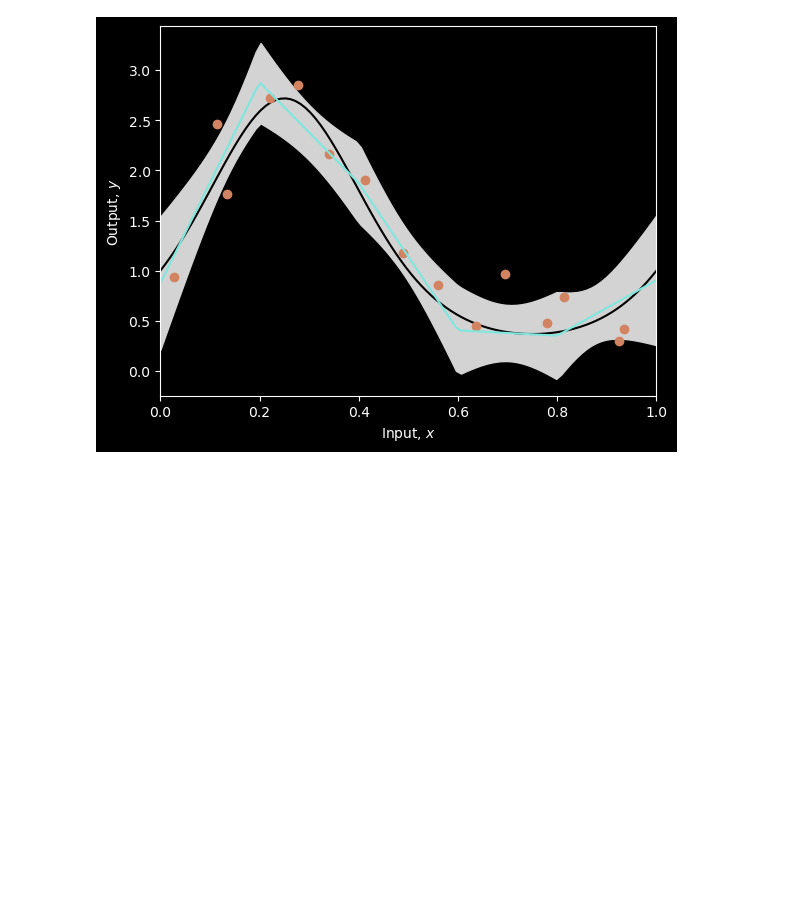
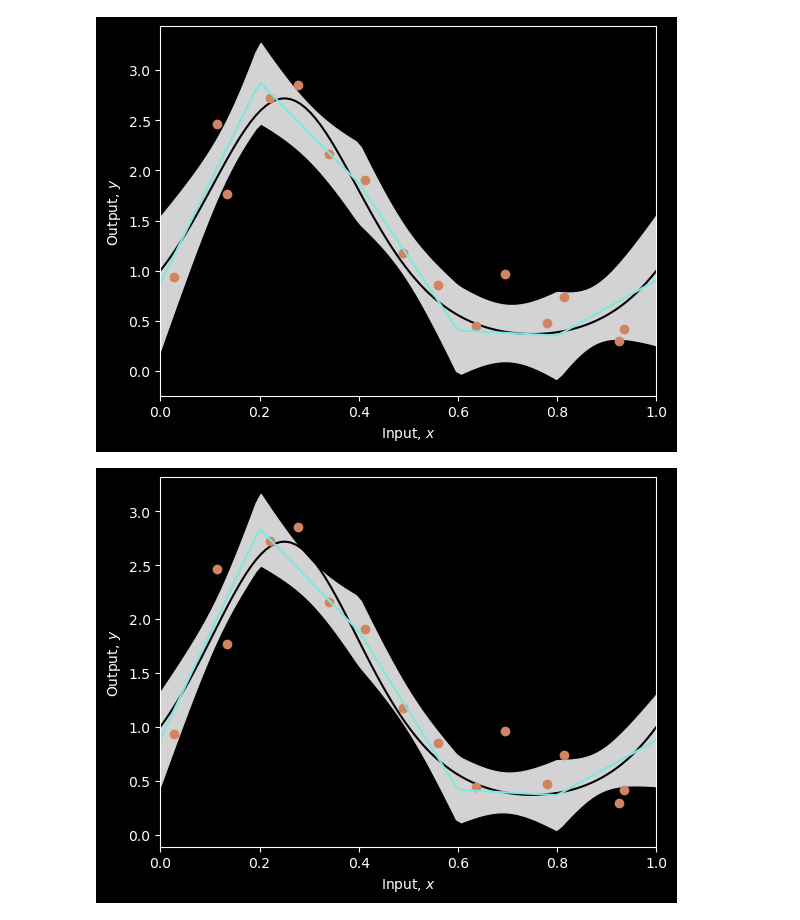
Before and after one commit to urstrulyvishtan/learning_DL, a Jupyter notebook: UDLbook/Chap08/8_2_Bias_Variance_Trade_Off.ipynb, the cells around one changed output. Cells and saved outputs as stored; diff of their text form; code cells hidden in the pictures; blank space fills up the shorter version.

```diff
--- a/UDLbook/Chap08/8_2_Bias_Variance_Trade_Off.ipynb
+++ b/UDLbook/Chap08/8_2_Bias_Variance_Trade_Off.ipynb
@@ -165,7 +165,21 @@ plot_function(x_func, y_func, x_data,y_data, x_model, mean_model, sigma_model=st
 # %%
 # TODO -- Experiment with changing the number of data points and the number of hidden variables
 # in the model.  Get a feeling for what happens in terms of the bias (squared deviation between cyan and black lines)
 # and the variance (gray region) as we manipulate these quantities.
+# Let's generate N random data sets, fit the model N times and look the mean and variance
+n_datasets = 100
+n_data = 35
+sigma_func = 0.3
+n_hidden = 5
+
+# Get mean and variance of fitted model
+np.random.seed(1)
+mean_model, std_model = get_model_mean_variance(n_data, n_datasets, n_hidden, sigma_func) ;
+
+# Plot the results
+plot_function(x_func, y_func, x_data,y_data, x_model, mean_model, sigma_model=std_model)
+# %% [output]
+[figure, added]
 # %%
 # Plot the noise, bias and variance as a function of capacity
 hidden_variables = [1,2,3,4,5,6,7,8,9,10,11,12]
```
